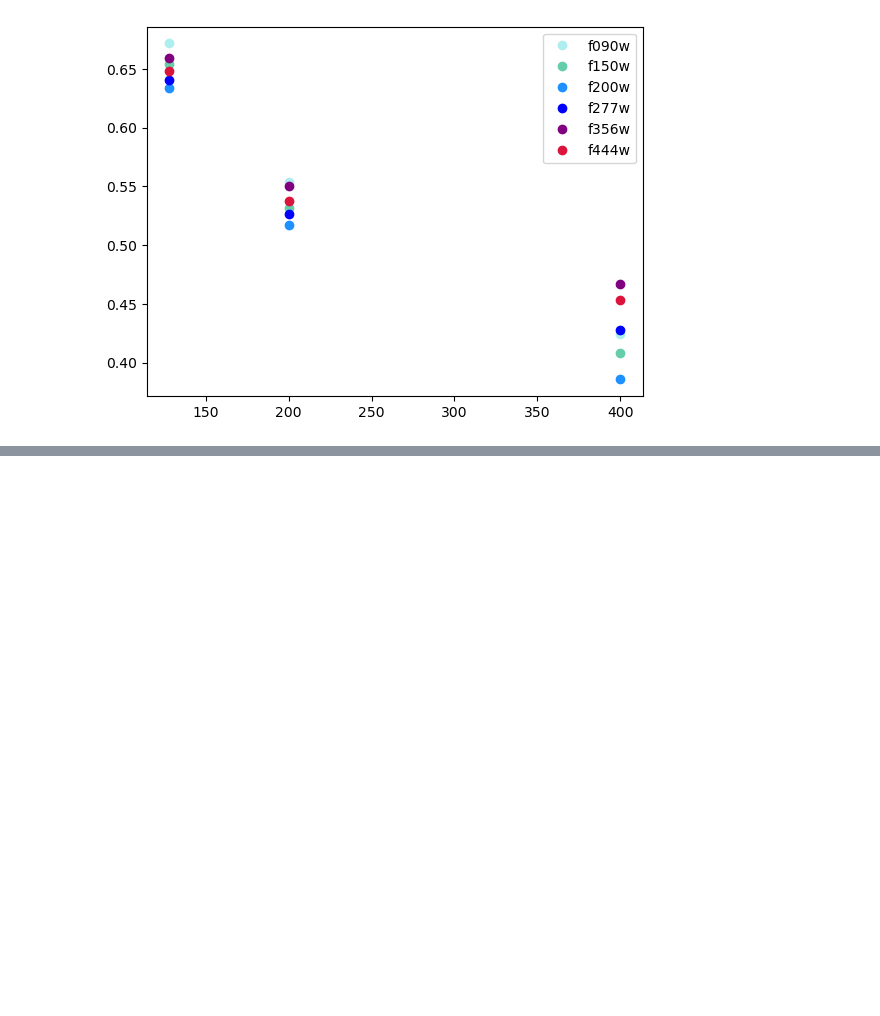
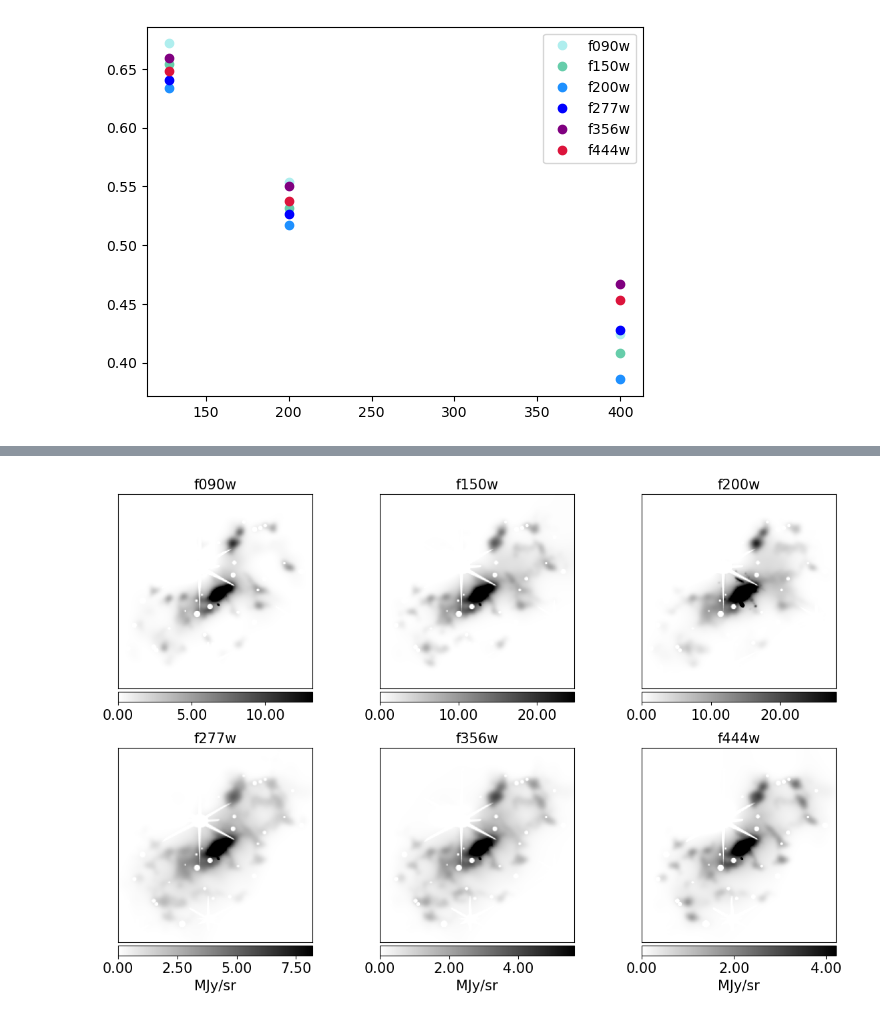
Before and after one commit to aellien/JWST_scripts, a Jupyter notebook: synthesis/new_plots.ipynb, the cells around one changed output, grey strips where cells are left out. Drawn from its saved outputs; the diff is of its cells as text; code cells hidden in the pictures; blank space fills up the shorter version.

```diff
--- a/synthesis/new_plots.ipynb
+++ b/synthesis/new_plots.ipynb
@@ -81,0 +202,34 @@ plt.show()
+# %%
+fig, ax = plt.subplots(2, 3, figsize = (12,8))
+cmap = 'gray_r'
+#print(np.shape(reciml))
+k = 0
+l = -1
+for i, filt in enumerate(filterl):
+    l = l + 1
+    if l > 2:
+        l = 0
+        k += 1
+    norm = ImageNormalize( rebin(oiml[i], 10, 10), vmin = 0., interval = ZScaleInterval(), stretch = LinearStretch())
+    poim = ax[k][l].imshow( reciml[i], norm = norm, cmap = cmap, origin = 'lower')
+    ax[k][l].get_xaxis().set_ticks([])
+    ax[k][l].get_yaxis().set_ticks([])
+    divider = make_axes_locatable(ax[k][l])
+    cax = divider.append_axes("bottom", size="5%", pad=0.05)
+    caxre = fig.colorbar( poim, cax = cax, \
+                                cmap = cmap, \
+                                orientation = 'horizontal', \
+                                format = '%1.2f',\
+                                pad = 0,\
+                                shrink = 1.0,\
+                                ticklocation = 'bottom' )
+    caxre.ax.tick_params(labelsize = 15)
+    if k == 1:
+        cax.set_xlabel('MJy/sr', fontsize = 15)
+    ax[k][l].set_title('%s'%filt, fontsize = 15)
+plt.tight_layout()
+#plt.subplots_adjust( left=0.05, bottom=0.05, right=0.98, top=0.98, wspace=0.03, hspace=0.1)
+plt.savefig(os.path.join(path_plots, 'plot_example_recim_all_filter_maps_out21.pdf'), format = 'pdf', dpi = 500)
+plt.show()
+# %% [output]
+[figure, added]
```
Also changed, not shown: parts of 4 cells of this notebook, 2 other files.
